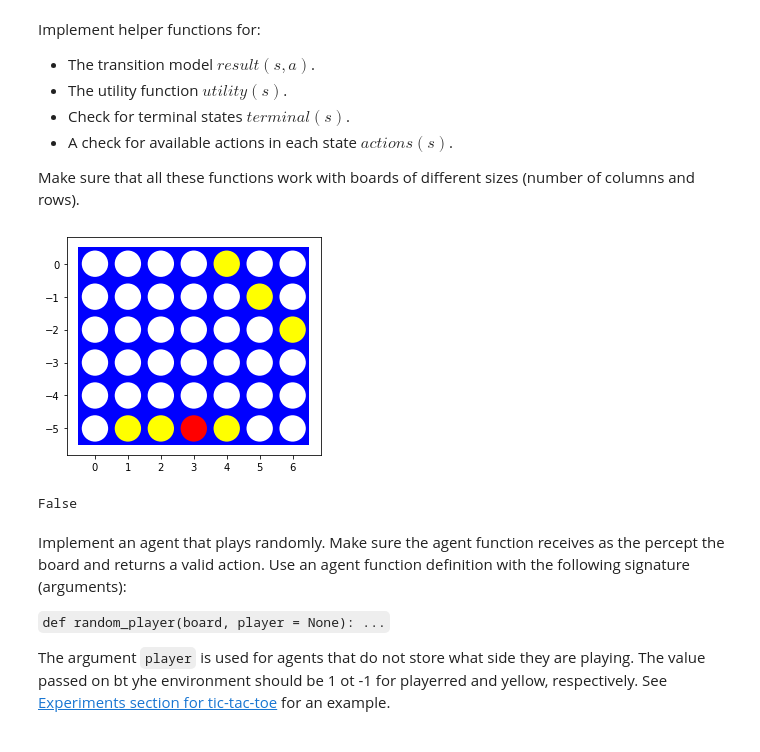
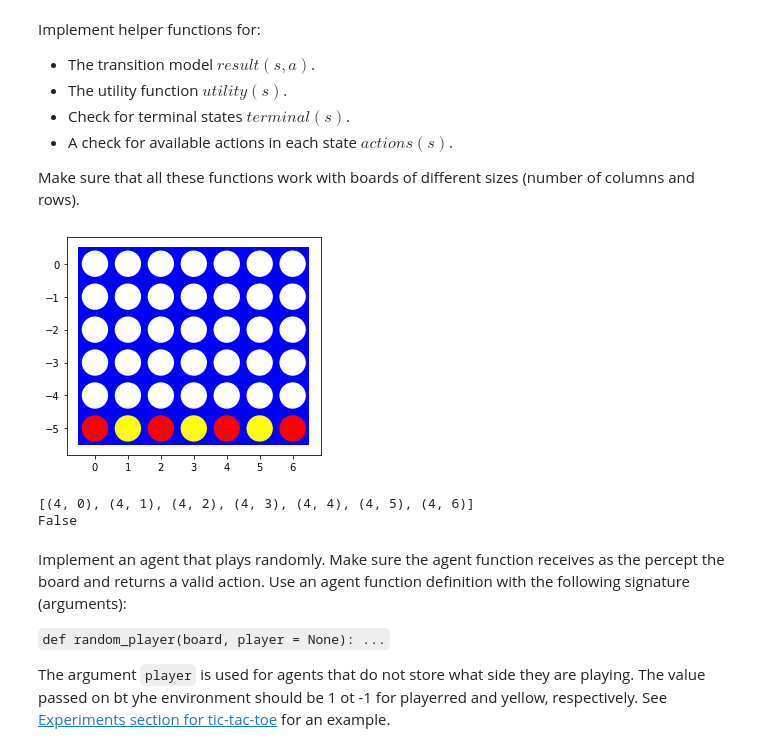
Before and after one commit to Naishur-M/CS7320-AI, a Jupyter notebook: Games/assignment_connect4.ipynb, the cells around one changed output. Drawn from its saved outputs; the diff is of its cells as text; code cells hidden in the pictures.

Commit message:
actions error

```diff
--- a/Games/assignment_connect4.ipynb
+++ b/Games/assignment_connect4.ipynb
@@ -76,11 +76,11 @@ def visualize(board):
     plt.axis('scaled')
     plt.show()
 
-board = [[0, 0, 0, 0, -1, 0, 0],
-         [0, 0, 0, 0, 0, -1, 0],
-         [0, 0, 0, 0, 0, 0, -1],
+board = [[0, 0, 0, 0, 0, 0, 0],
          [0, 0, 0, 0, 0, 0, 0],
          [0, 0, 0, 0, 0, 0, 0],
-         [0,-1,-1, 1,-1, 0, 0]]
+         [0, 0, 0, 0, 0, 0, 0],
+         [0, 0, 0, 0, 0, 0, 0],
+         [1, -1, 1, -1, 1, -1, 1]]
 visualize(board)
 # %% [output]
@@ -121,17 +121,15 @@ def actions(state):
             i = board[row][col]
             #print(row , col)
             #print(board[row][col])
-            if(row == 0 and i == -1 or i == 1):
-                break
-            elif(i == -1):
+            if(i == -1):
                 thistuple = (row-1,col)
                 actions.append(thistuple)
                 break
-            elif(i == 1):
+            if(i == 1):
                 thistuple = (row-1,col)
                 actions.append(thistuple)
                 break
-            elif(row == rows-1 and i == 0):
+            if(row == rows-1 and i == 0):
                 thistuple = (row,col)
                 actions.append(thistuple)
 
@@ -184,8 +182,17 @@ def check_board(board):
             if  tile1 == tile2 == tile3 == tile4 == -1:
                 return -1
 
-    return False
-
+    counter = 0
+    for col in range(cols):
+        i = board[0][col]
+        if(i != 0):
+            counter += 1
+        elif(i == 0):
+            goal = 'n'
+            break
+        if((counter+1) == cols):
+            goal = 'd'
+    return 'n'
 
 def terminal(state, player = '1', draw_is_win = True):
     if player == '1': other = '-1'
@@ -217,34 +224,37 @@ def terminal(state, player = '1', draw_is_win = True):
     return False
 
 def utility(state, player = '1'):
     goal = check_board(state)
     if goal == False:
         rows = len(board)
         cols = len(board[0])
         counter = 0
         for col in range(cols):
             i = board[0][col]
             if(i != 0):
                 counter += 1
             elif(i == 0):
                 goal = 'n'
                 break
         if((counter+1) == cols):
             goal = 'd'
 
     if goal == player: return +1
     if goal == 'd': return 0
     if goal == other(player): return -1
     return None
 
 def other(player):
     if player == '1': return '-1'
     else: return '1'
 
 visualize(board)
+action = actions(board)
+print(action)
 print(terminal(board))
 # %% [output]
-[figure, old version]
+[figure, new version]
+[(4, 0), (4, 1), (4, 2), (4, 3), (4, 4), (4, 5), (4, 6)]
 False
 # %% [markdown]
 Implement an agent that plays randomly. Make sure the agent function receives as the percept the board and returns a valid action. Use an agent function definition with the following signature (arguments):
```
Also changed, not shown: parts of 4 cells of this notebook, 1 other file.
